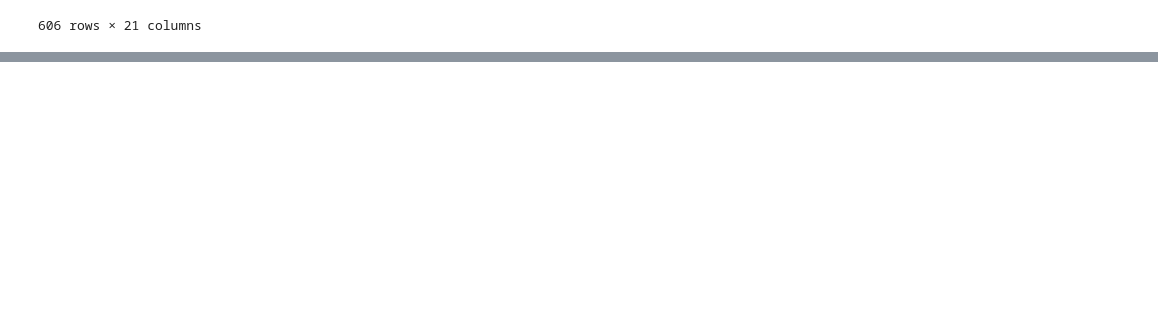
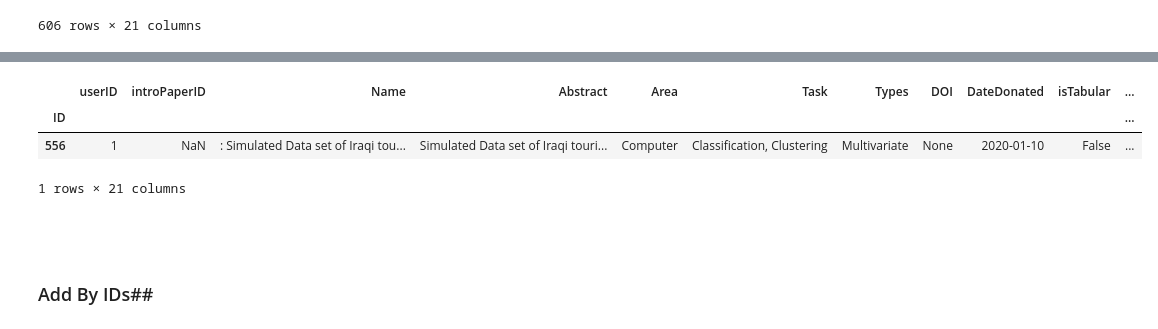
Before and after one commit to jos101/mlgetpy, a Jupyter notebook: Jupyter_notebook.ipynb, the cells around one changed output, grey strips where cells are left out. Cells and saved outputs as stored; diff of their text form; code cells hidden in the pictures; blank space fills up the shorter version.

```diff
--- a/Jupyter_notebook.ipynb
+++ b/Jupyter_notebook.ipynb
@@ -65,6 +65,7 @@ data
 | 111 | 1 | NaN | Zoo | Artificial, 7 classes of animals | Life | Classification | Multivariate | None | 1990-05-15 | True | ... |
 606 rows × 21 columns
 # %%
+import pandas as pd
 repo = Repository()
 repo.load()
-repo.getData()
+data = repo.getData()
@@ -85,0 +72,18 @@ repo.getData()
+# %%
+data1 = data.filter(items=[556], axis="index")
+# %%
+index = 556
+if index in data.index:
+    data.drop(index, axis="index", inplace=True)
+data
+data = pd.concat([data, data1])
+data.filter(items=[556], axis="index")
+# %% [output]
+|  | userID | introPaperID | Name | Abstract | Area | Task | Types | DOI | DateDonated | isTabular | ... |
+| ID |  |  |  |  |  |  |  |  |  |  | ... |
+| 556 | 1 | NaN | : Simulated Data set of Iraqi tou... | Simulated Data set of Iraqi touri... | Computer | Classification, Clustering | Multivariate | None | 2020-01-10 | False | ... |
+1 rows × 21 columns
+# %% [markdown]
+##
+# %% [markdown]
+### Add By IDs##
```
Also changed, not shown: parts of 3 cells of this notebook, 3 other files.
